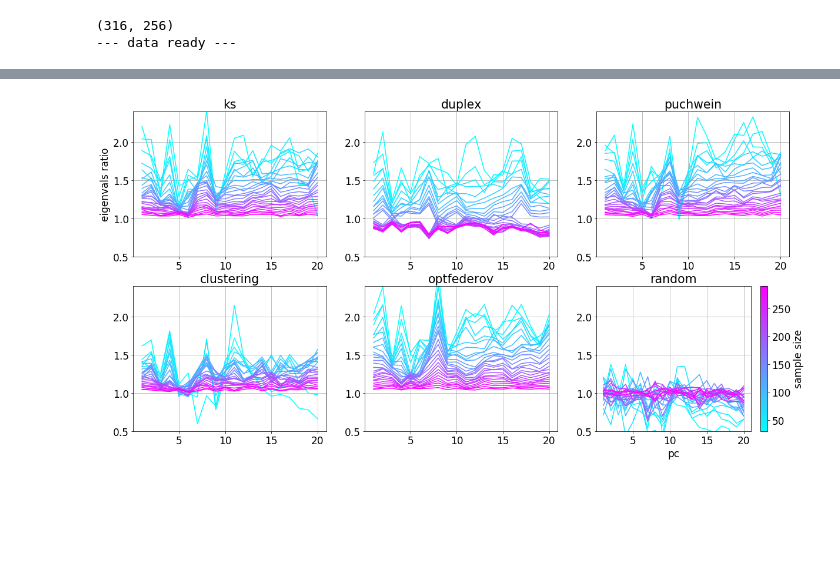
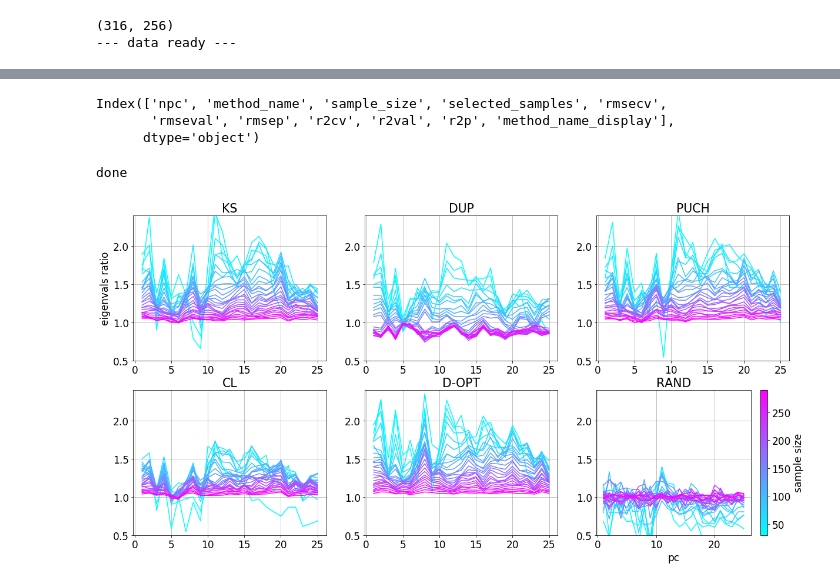
Before and after one commit to vfonsecad/unsupervised-sample-selection, a Jupyter notebook: scripts/d01_04_specific_framework.ipynb, the cells around one changed output, grey strips where cells are left out. Cells and saved outputs as stored; diff of their text form; code cells hidden in the pictures; blank space fills up the shorter version.

```diff
--- a/scripts/d01_04_specific_framework.ipynb
+++ b/scripts/d01_04_specific_framework.ipynb
@@ -55,11 +55,11 @@ y_id = 2 # lactose
 
 mat_filename = base_dir + "/data/" + caseID_key +".mat"
 data_mat = sp_io.loadmat(mat_filename, struct_as_record = False)
-
+chemical_comp_name = data_mat["y_labels"][y_id]
 
 
 x_all = data_mat["xcal"].copy()
-# ycal = data_mat["ycal"].copy()[:,[y_id]]
+ycal = data_mat["ycal"].copy()[:,[y_id]]
 # xtest = data_mat["xtest"].copy()
 # ytest = data_mat["ytest"].copy()[:,[y_id]]
 # chemical_comp_name = data_mat["y_labels"][y_id]
@@ -139,3 +85,66 @@ done
+# %%
+# --- get all results
+
+df_design_pls = pd.read_pickle(base_dir + "/scripts_output/" + caseID_key + "_" + chemical_comp_name + "_numba_02_pls_performance.pkl")
+method_name_match = [("random","RAND"),("ks","KS"),("duplex","DUP"),("puchwein","PUCH"),("clustering","CL"),("optfederov","D-OPT")]
+
+method_name_match_df = pd.DataFrame(method_name_match)
+method_name_match_df.columns = ["method_name","method_name_display"]
+method_name_match_df
+
+df_design_pls = df_design_pls.merge(method_name_match_df, how="left",left_on = "method_name", right_on = "method_name")
+df_design_pls.shape
+df_design_pls.columns
+# %% [output]
+Index(['npc', 'method_name', 'sample_size', 'selected_samples', 'rmsecv',
+       'rmseval', 'rmsep', 'r2cv', 'r2val', 'r2p', 'method_name_display'],
+      dtype='object')
+# %%
+# --- svd subsets
+
+
+# *******************
+n_sel_range = np.arange(30, 300, 10)
+chosen_rank_range = np.arange(15,30,5)
+methods = np.array(['KS', 'DUP', 'PUCH', 'CL', 'D-OPT', 'RAND'])
+# *******************
+
+eigen_vals_ratio = np.zeros((n_sel_range.shape[0], chosen_rank_range[-1], methods.shape[0]))
+eigen_vect_comparison = np.zeros((n_sel_range.shape[0], chosen_rank_range.shape[0],methods.shape[0]))
+
+
+ii = 0
+for n_sel in n_sel_range:
+    jj = 0
+    for method in methods:
+        kk=0
+        for chosen_rank in chosen_rank_range:
+
+            current_samples_filter = df_design_pls[(df_design_pls["method_name_display"]==method) & (df_design_pls["sample_size"]==n_sel) & (df_design_pls["npc"]==chosen_rank)]["selected_samples"]
+            current_samples = np.array(current_samples_filter)[0]
+            x_selected = x_all[current_samples==1,:]
+            Xs_c = x_selected - x_selected.mean(axis=0)
+            Xs_c_t = np.ascontiguousarray(Xs_c.transpose())
+            cov_Xs = Xs_c_t.dot(Xs_c)/Xs_c.shape[0]
+            svd_selected = np.linalg.svd(cov_Xs)
+
+
+
+            Vt_Vs = svd_selected[0][:,0:chosen_rank].T.dot(svd_cov_X[0][:,0:chosen_rank])
+            eigen_vect_comparison[ii,kk,jj]=np.abs(np.linalg.det(Vt_Vs))
+
+            if chosen_rank == chosen_rank_range[-1]:
+                eigen_vals_ratio[ii,:,jj] = svd_selected[1][0:chosen_rank]/svd_cov_X[1][0:chosen_rank]
+
+            kk+=1
+
+
+        jj+=1
+
+    ii+=1
+print("done")
+# %% [output]
+done
 # %%
 # --- plot eigenvals ratio color mapping
 
@@ -149,39 +158,39 @@ c_m = mtply.cm.cool
 norm = mtply.colors.Normalize(vmin = min_color_var, vmax = max_color_var)
 s_m = mtply.cm.ScalarMappable(cmap = c_m, norm = norm)
 
-methods_list = ['ks', 'duplex', 'puchwein', 'clustering', 'optfederov', 'random']
+methods_list = ['KS', 'DUP', 'PUCH', 'CL', 'D-OPT', 'RAND']
 
 plt.rcParams.update({'font.size': 17})
 fig, ax = plt.subplots(nrows = 2, ncols = 3, figsize = (20,10))
 
 
 jj = 0
 for method in methods_list:
 
     jj2 = jj
 
     if jj<3:
         k1=0
     else:
         k1=1
 
     if k1==1:
         jj2=jj-3
 
     for ii in range(eigen_vals_ratio.shape[0]):
         color_tuple = s_m.to_rgba(n_sel_range[ii])
-        ax[k1,jj2].plot(np.arange(1,chosen_rank+1),eigen_vals_ratio[ii,:,jj], c = color_tuple)
+        ax[k1,jj2].plot(np.arange(1,chosen_rank_range[-1]+1),eigen_vals_ratio[ii,:,jj], c = color_tuple)
     ax[k1,jj2].grid()
     ax[k1,jj2].set_title(method)
     ax[k1,jj2].set_ylim([0.5,2.4])
 
     jj+=1
 
 ax[-1,-1].set_xlabel("pc")
 ax[0,0].set_ylabel("eigenvals ratio")
 cm = plt.colorbar(s_m)
 cm.set_label("sample size")
 plt.savefig(base_dir + "/manuscript/figures/"+caseID_key+"_specific_framework_eigenvalsratio.png",bbox_inches="tight")
 plt.show()
 # %% [output]
-[figure, old version]
+[figure, new version]
```
Also changed, not shown: parts of 4 cells of this notebook, 8 other files.
